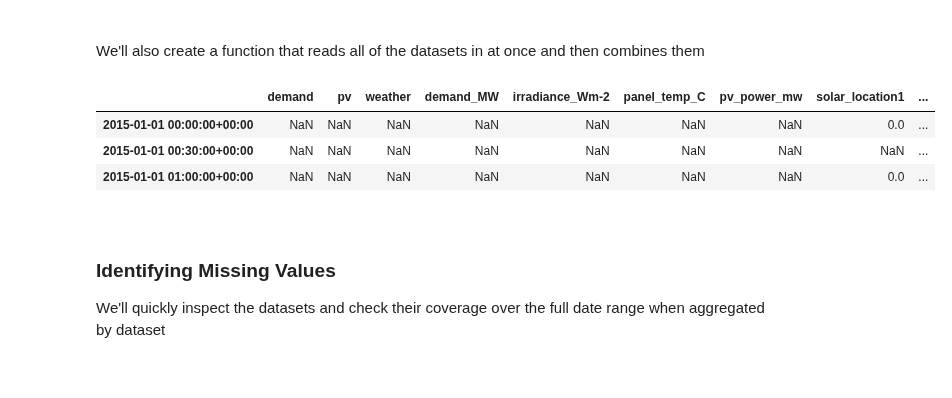
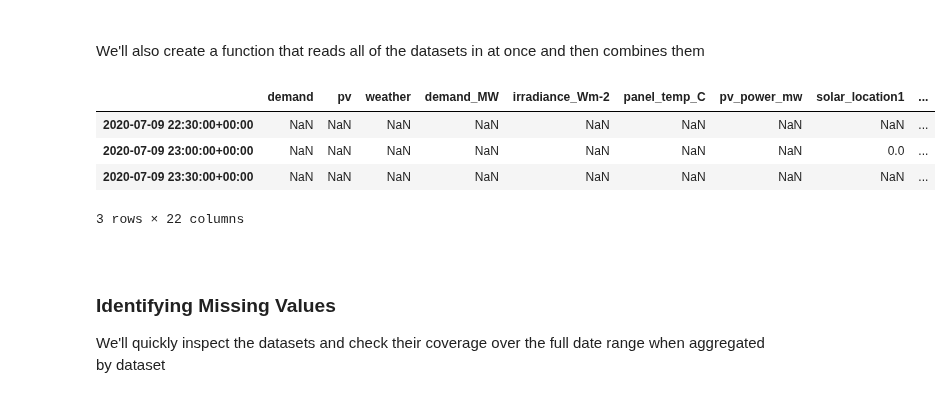
Before and after one commit to AyrtonB/WPD-DS-Challenge, a Jupyter notebook: nbs/02-cleaning.ipynb, the cells around one changed output. Cells and saved outputs as stored; diff of their text form; code cells hidden in the pictures.

```diff
--- a/nbs/02-cleaning.ipynb
+++ b/nbs/02-cleaning.ipynb
@@ -166,16 +166,23 @@ def combine_training_datasets(raw_data_dir, set_num=None):
 
     df_combined.loc[s_cropped_holidays.index, 'holidays'] = s_cropped_holidays
 
+    # Adding COVID features
+    covid_start_date = '2020-03-26' # Start of first lockdown
+    df_combined['covid_days'] = (pd.to_datetime(df_combined.index.date) - pd.to_datetime(covid_start_date)).days
+    df_combined.loc[df_combined.covid_days <= 0, 'covid_days'] = 0
+    df_combined['is_covid'] = df_combined.covid_days > 0
+
     return df_combined
 # %%
 df_combined = combine_training_datasets(raw_data_dir)
 
-df_combined.head(3)
+df_combined.tail(3)
 # %% [output]
 |  | demand | pv | weather | demand_MW | irradiance_Wm-2 | panel_temp_C | pv_power_mw | solar_location1 | ... |
-| 2015-01-01 00:00:00+00:00 | NaN | NaN | NaN | NaN | NaN | NaN | NaN | 0.0 | ... |
-| 2015-01-01 00:30:00+00:00 | NaN | NaN | NaN | NaN | NaN | NaN | NaN | NaN | ... |
-| 2015-01-01 01:00:00+00:00 | NaN | NaN | NaN | NaN | NaN | NaN | NaN | 0.0 | ... |
+| 2020-07-09 22:30:00+00:00 | NaN | NaN | NaN | NaN | NaN | NaN | NaN | NaN | ... |
+| 2020-07-09 23:00:00+00:00 | NaN | NaN | NaN | NaN | NaN | NaN | NaN | 0.0 | ... |
+| 2020-07-09 23:30:00+00:00 | NaN | NaN | NaN | NaN | NaN | NaN | NaN | NaN | ... |
+3 rows × 22 columns
 # %% [markdown]
 
 <br>
```
Also changed, not shown: 11 other files.
